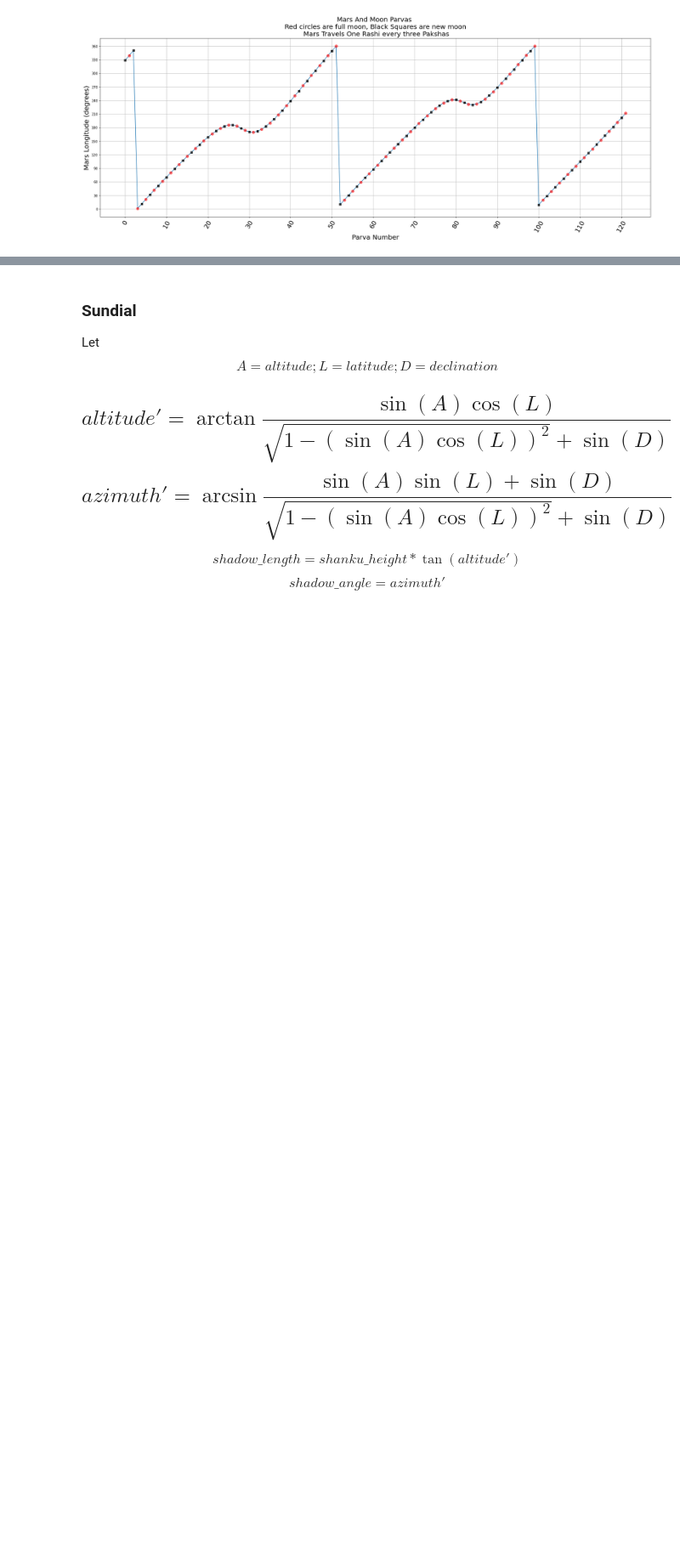
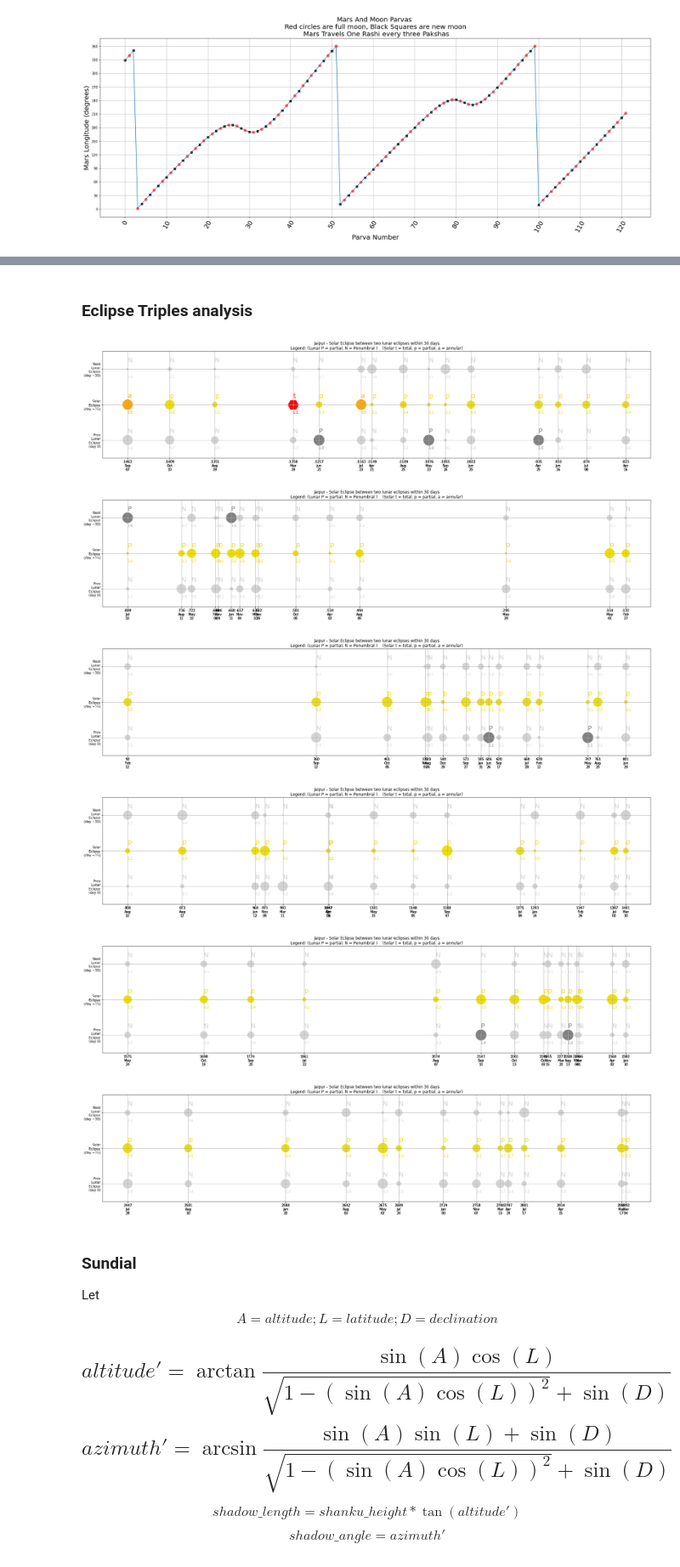
Before and after one commit to suchakr/cahc-utils, a Jupyter notebook: jyotisha/cahc_explore.ipynb, the cells around one changed output, grey strips where cells are left out. Shown at 85% size. Saved outputs shown, nothing was run; the diff lists cells and outputs as text; code cells hidden in the pictures; blank space fills up the shorter version.

```diff
--- a/jyotisha/cahc_explore.ipynb
+++ b/jyotisha/cahc_explore.ipynb
@@ -895,0 +1052,7 @@ ax.grid(True)
+# %%
+# jlse[jlse.EclType.apply( lambda x : x in 'pta')]
+jlse2= jlse.assign(
+    d2next=jlse.jd.diff().fillna(0).apply(int),
+    d2prev=-jlse.jd.diff(-1).fillna(0).apply(int)
+).reset_index(drop=True)
+jlse2[(jlse2.d2next<30) & (jlse2.d2prev<30) ] #[& (jlse2.EclType.apply( lambda x : x in 'pta'))]
@@ -896,3 +1073,55 @@ ax.grid(True)
+# %% [markdown]
+###  Eclipse Triples analysis
+# %%
+_dfs =[]
+for idx in jlse2[(jlse2.d2next<30) & (jlse2.d2prev<30) ].index:
+    _df = jlse2.iloc[idx-1:idx+2]
+    _df.jd = _df.jd.mean()
+    _dfs.append(_df)
+
+_df = pd.concat(_dfs).reset_index(drop=True)
+_df.jd -= _df.jd.min()
+_df = _df[['Date', 'jd', 'Body', 'EclType', 'ecl_type', 'Mag']]
+colormap = {'N':'lightgray', 'P':'gray', 'a':'orange', 't':'red', 'p':'#EEDD00'}
+# markermap = {'N':'o', 'P':'^', 'a':'s', 't':'*', 'p':'D'}
+markermap = {'N':'o', 'P':'o', 'a':'o', 't':'H', 'p':'o'}
+_df['color'] =  _df.EclType.apply( lambda x : colormap[x])
+_df['marker'] =  _df.EclType.apply( lambda x : markermap[x])
+_df['seq'] = pd.Series(_df.index).apply(lambda x : x%3)
+_df['size'] =  _df.Mag.apply( lambda x : x*1000)
+
+for ofs in  range(0,len(_df), 45) :
+    __df = _df.iloc[ofs:ofs+45]
+    ax = None
+    for m in __df.marker.unique() :
+        if not ax:
+            ax = __df[__df.marker==m].plot.scatter(x='jd', y='seq', c='color', cmap='viridis', s='size', marker=m, figsize=(30,6), grid=True)
+        else :
+            ax = __df[__df.marker==m].plot.scatter(x='jd', y='seq', c='color', cmap='viridis', s='size', marker=m, ax=ax, grid=True)
+
+    ax.set_title(
+        'Jaipur - Solar Eclipse between two lunar eclipses within 30 days'
+        '\nLegend: (Lunar P = partial, N = Penumbral ) .  (Solar t = total, p = partial, a = annular)'
+        )
+    ax.set_ylim(-.5,2.5)
+    ax.set_yticks(range(3))
+    ax.set_yticklabels(['Prev\nLunar\nEclipse\n(day 0)', 'Solar\nEclipse\n(day ~15)', 'Next\nLunar\nEclipse\n(day ~30)',])    #['N', 'P', 'a', 't'])
+    ax.set_ylabel('')
+    ax.set_xlabel('')
+    ax.set_xticks(__df.jd)
+    ax.set_xticklabels([ re.sub("~", "-", re.sub("-", "\n", re.sub("^-","~", str(x)))) for x in __df.Date], rotation=0)
+    for r in __df.iterrows() :
+        ax.text(r[1].jd, r[1].seq+.2, '-'.join([r[1].EclType] ), color=r[1].color, fontsize=20)
+        ax.text(r[1].jd, r[1].seq-.25, '-'.join([f'{r[1].Mag:.1f}']), color=r[1].color, fontsize=10)
+
+# _df.EclType.value_counts() , _df.ecl_type.value_counts()
+# %% [output]
+[figure, added]
+[figure, added]
+[figure, added]
+[figure, added]
+[figure, added]
+[figure, added]
 # %% [markdown]
 ### Sundial <a class="anchor" id="Sundial"></a>
 
```
Also changed, not shown: parts of 9 cells of this notebook, 39 other files.
